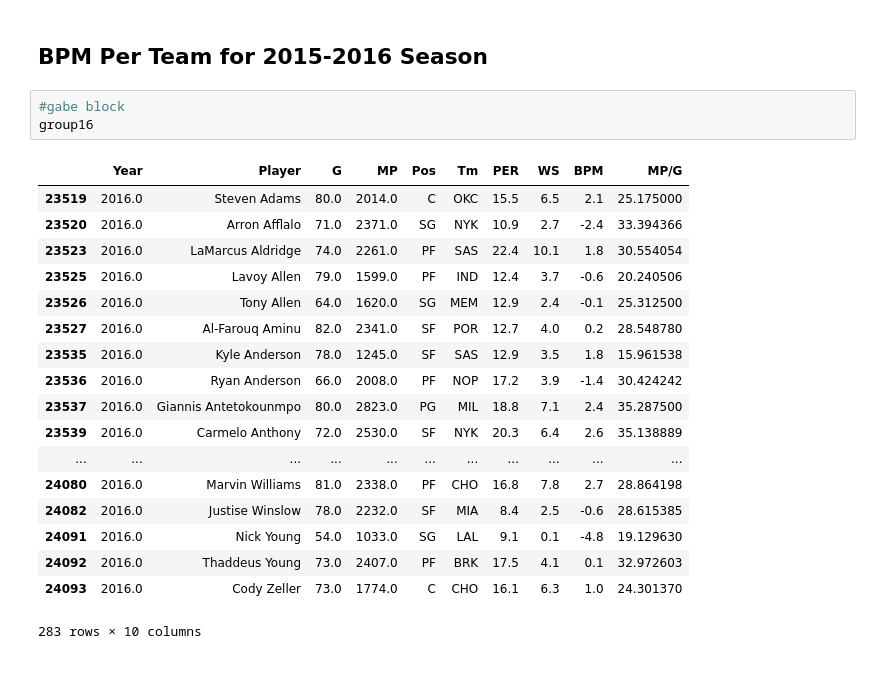
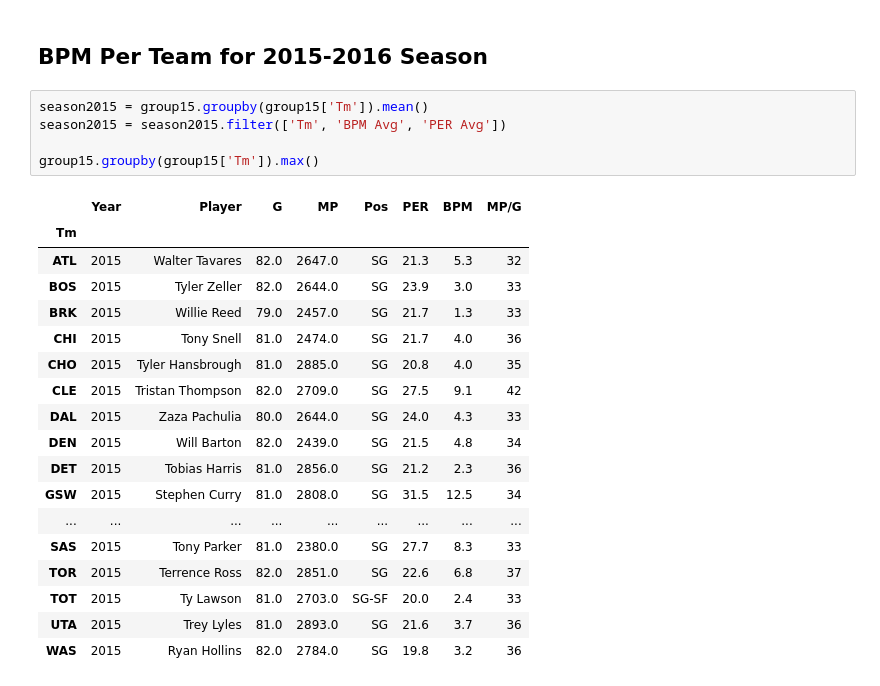
Before and after one commit to gvallang/cmsc320FinalTutorial, a Jupyter notebook: Final_Tutorial.ipynb, the cells around one changed output. Saved outputs shown, nothing was run; the diff lists cells and outputs as text.

```diff
--- a/Final_Tutorial.ipynb
+++ b/Final_Tutorial.ipynb
@@ -123,24 +214,26 @@ groups = teams.groupby("Year")
 # %% [markdown]
 ## BPM Per Team for 2015-2016 Season
-# %%
-#gabe block
-group16
-# %% [output]
-|  | Year | Player | G | MP | Pos | Tm | PER | WS | BPM | MP/G |
-| 23519 | 2016.0 | Steven Adams | 80.0 | 2014.0 | C | OKC | 15.5 | 6.5 | 2.1 | 25.175000 |
-| 23520 | 2016.0 | Arron Afflalo | 71.0 | 2371.0 | SG | NYK | 10.9 | 2.7 | -2.4 | 33.394366 |
-| 23523 | 2016.0 | LaMarcus Aldridge | 74.0 | 2261.0 | PF | SAS | 22.4 | 10.1 | 1.8 | 30.554054 |
-| 23525 | 2016.0 | Lavoy Allen | 79.0 | 1599.0 | PF | IND | 12.4 | 3.7 | -0.6 | 20.240506 |
-| 23526 | 2016.0 | Tony Allen | 64.0 | 1620.0 | SG | MEM | 12.9 | 2.4 | -0.1 | 25.312500 |
-| 23527 | 2016.0 | Al-Farouq Aminu | 82.0 | 2341.0 | SF | POR | 12.7 | 4.0 | 0.2 | 28.548780 |
-| 23535 | 2016.0 | Kyle Anderson | 78.0 | 1245.0 | SF | SAS | 12.9 | 3.5 | 1.8 | 15.961538 |
-| 23536 | 2016.0 | Ryan Anderson | 66.0 | 2008.0 | PF | NOP | 17.2 | 3.9 | -1.4 | 30.424242 |
-| 23537 | 2016.0 | Giannis Antetokounmpo | 80.0 | 2823.0 | PG | MIL | 18.8 | 7.1 | 2.4 | 35.287500 |
-| 23539 | 2016.0 | Carmelo Anthony | 72.0 | 2530.0 | SF | NYK | 20.3 | 6.4 | 2.6 | 35.138889 |
-| ... | ... | ... | ... | ... | ... | ... | ... | ... | ... | ... |
-| 24080 | 2016.0 | Marvin Williams | 81.0 | 2338.0 | PF | CHO | 16.8 | 7.8 | 2.7 | 28.864198 |
-| 24082 | 2016.0 | Justise Winslow | 78.0 | 2232.0 | SF | MIA | 8.4 | 2.5 | -0.6 | 28.615385 |
-| 24091 | 2016.0 | Nick Young | 54.0 | 1033.0 | SG | LAL | 9.1 | 0.1 | -4.8 | 19.129630 |
-| 24092 | 2016.0 | Thaddeus Young | 73.0 | 2407.0 | PF | BRK | 17.5 | 4.1 | 0.1 | 32.972603 |
-| 24093 | 2016.0 | Cody Zeller | 73.0 | 1774.0 | C | CHO | 16.1 | 6.3 | 1.0 | 24.301370 |
-283 rows × 10 columns
+# %%
+season2015 = group15.groupby(group15['Tm']).mean()
+season2015 = season2015.filter(['Tm', 'BPM Avg', 'PER Avg'])
+
+group15.groupby(group15['Tm']).max()
+# %% [output]
+|  | Year | Player | G | MP | Pos | PER | BPM | MP/G |
+| Tm |  |  |  |  |  |  |  |  |
+| ATL | 2015 | Walter Tavares | 82.0 | 2647.0 | SG | 21.3 | 5.3 | 32 |
+| BOS | 2015 | Tyler Zeller | 82.0 | 2644.0 | SG | 23.9 | 3.0 | 33 |
+| BRK | 2015 | Willie Reed | 79.0 | 2457.0 | SG | 21.7 | 1.3 | 33 |
+| CHI | 2015 | Tony Snell | 81.0 | 2474.0 | SG | 21.7 | 4.0 | 36 |
+| CHO | 2015 | Tyler Hansbrough | 81.0 | 2885.0 | SG | 20.8 | 4.0 | 35 |
+| CLE | 2015 | Tristan Thompson | 82.0 | 2709.0 | SG | 27.5 | 9.1 | 42 |
+| DAL | 2015 | Zaza Pachulia | 80.0 | 2644.0 | SG | 24.0 | 4.3 | 33 |
+| DEN | 2015 | Will Barton | 82.0 | 2439.0 | SG | 21.5 | 4.8 | 34 |
+| DET | 2015 | Tobias Harris | 81.0 | 2856.0 | SG | 21.2 | 2.3 | 36 |
+| GSW | 2015 | Stephen Curry | 81.0 | 2808.0 | SG | 31.5 | 12.5 | 34 |
+| ... | ... | ... | ... | ... | ... | ... | ... | ... |
+| SAS | 2015 | Tony Parker | 81.0 | 2380.0 | SG | 27.7 | 8.3 | 33 |
+| TOR | 2015 | Terrence Ross | 82.0 | 2851.0 | SG | 22.6 | 6.8 | 37 |
+| TOT | 2015 | Ty Lawson | 81.0 | 2703.0 | SG-SF | 20.0 | 2.4 | 33 |
+| UTA | 2015 | Trey Lyles | 81.0 | 2893.0 | SG | 21.6 | 3.7 | 36 |
+| WAS | 2015 | Ryan Hollins | 82.0 | 2784.0 | SG | 19.8 | 3.2 | 36 |
```
Also changed, not shown: parts of 5 cells of this notebook.
